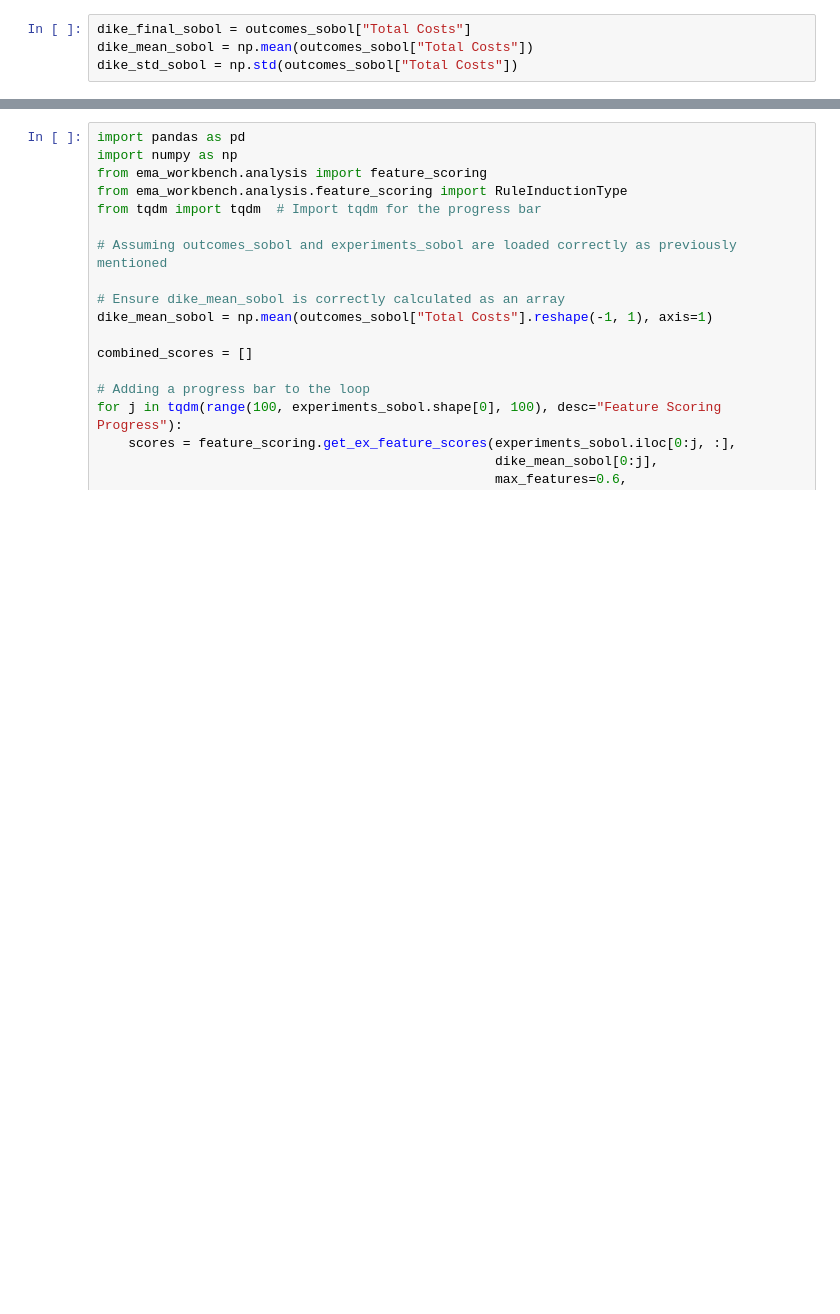
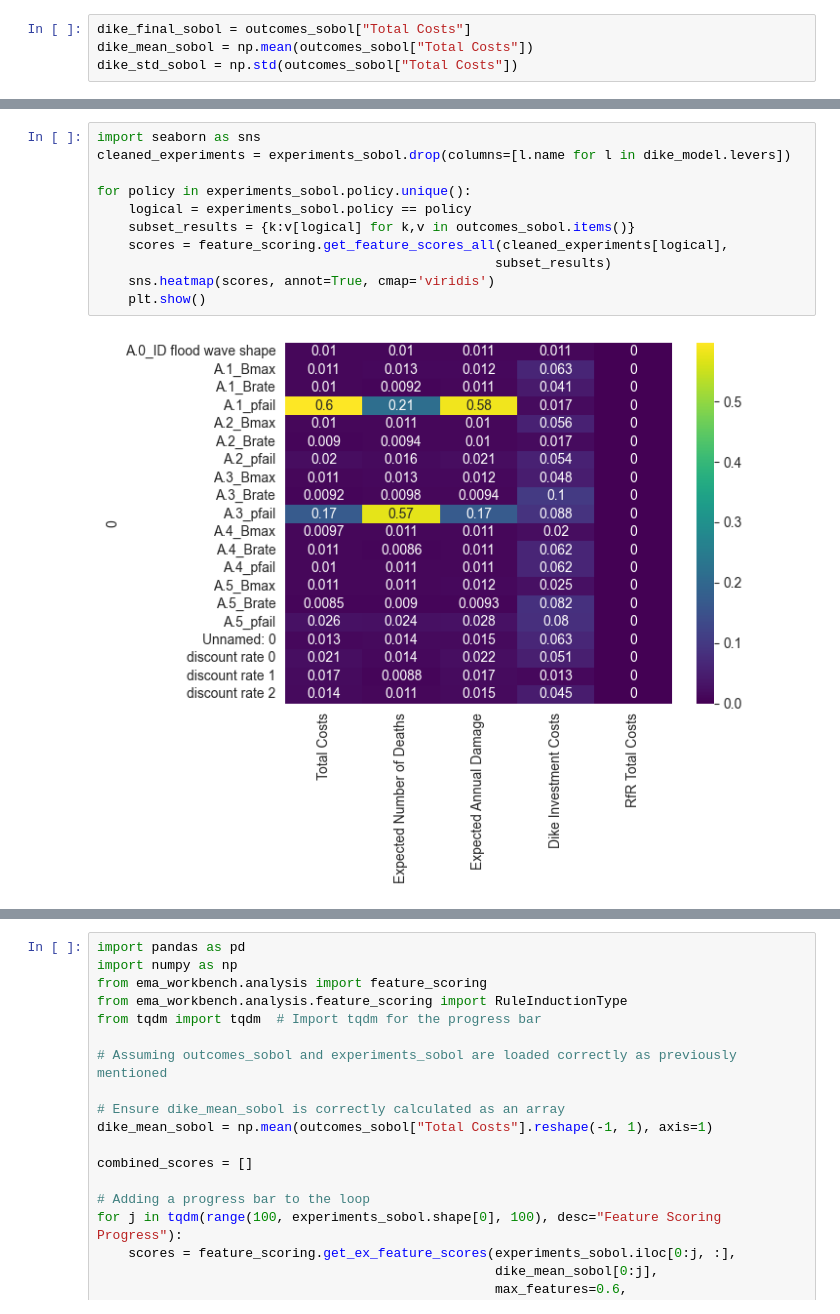
Before and after one commit to annasimulation/EPA141A, a Jupyter notebook: Final assignment/Ass6.1(Sobol).ipynb, the cells around one changed output, grey strips where cells are left out. Saved outputs shown, nothing was run; the diff lists cells and outputs as text; blank space fills up the shorter version.

```diff
--- a/Final assignment/Ass6.1(Sobol).ipynb
+++ b/Final assignment/Ass6.1(Sobol).ipynb
@@ -321 +317,14 @@ scores
 | EWS_DaysToThreat | 0.000000 |
+# %%
+import seaborn as sns
+cleaned_experiments = experiments_sobol.drop(columns=[l.name for l in dike_model.levers])
+
+for policy in experiments_sobol.policy.unique():
+    logical = experiments_sobol.policy == policy
+    subset_results = {k:v[logical] for k,v in outcomes_sobol.items()}
+    scores = feature_scoring.get_feature_scores_all(cleaned_experiments[logical],
+                                                   subset_results)
+    sns.heatmap(scores, annot=True, cmap='viridis')
+    plt.show()
+# %% [output]
+[figure, added]
```
Also changed, not shown: parts of 7 cells of this notebook, 1 other file.
